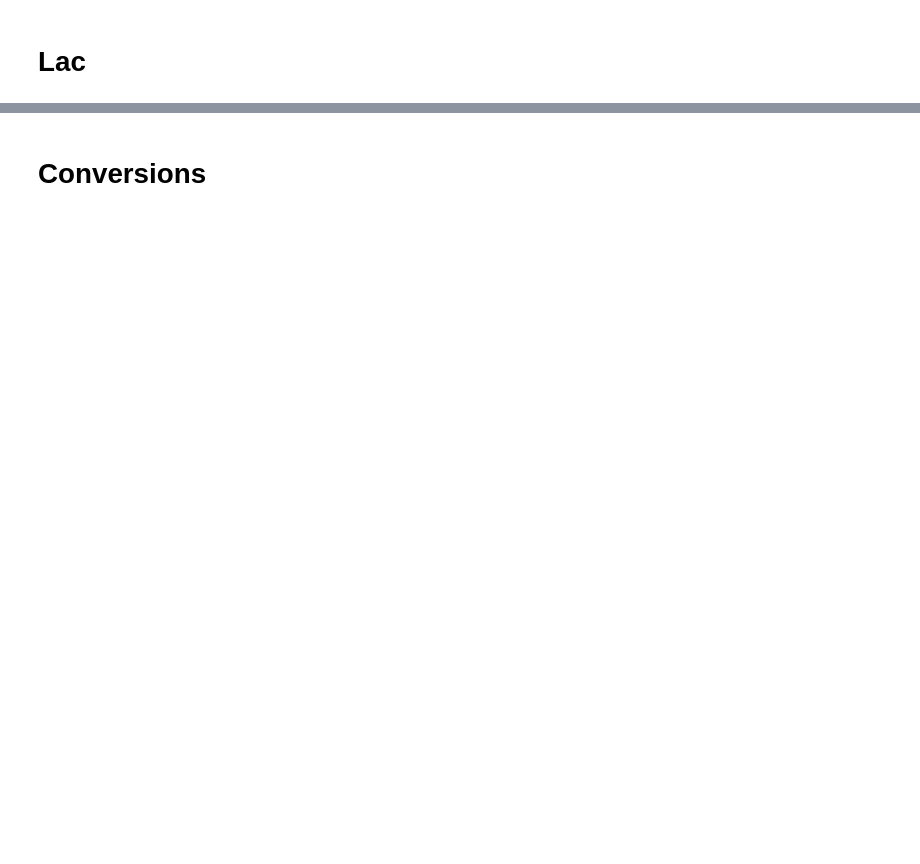
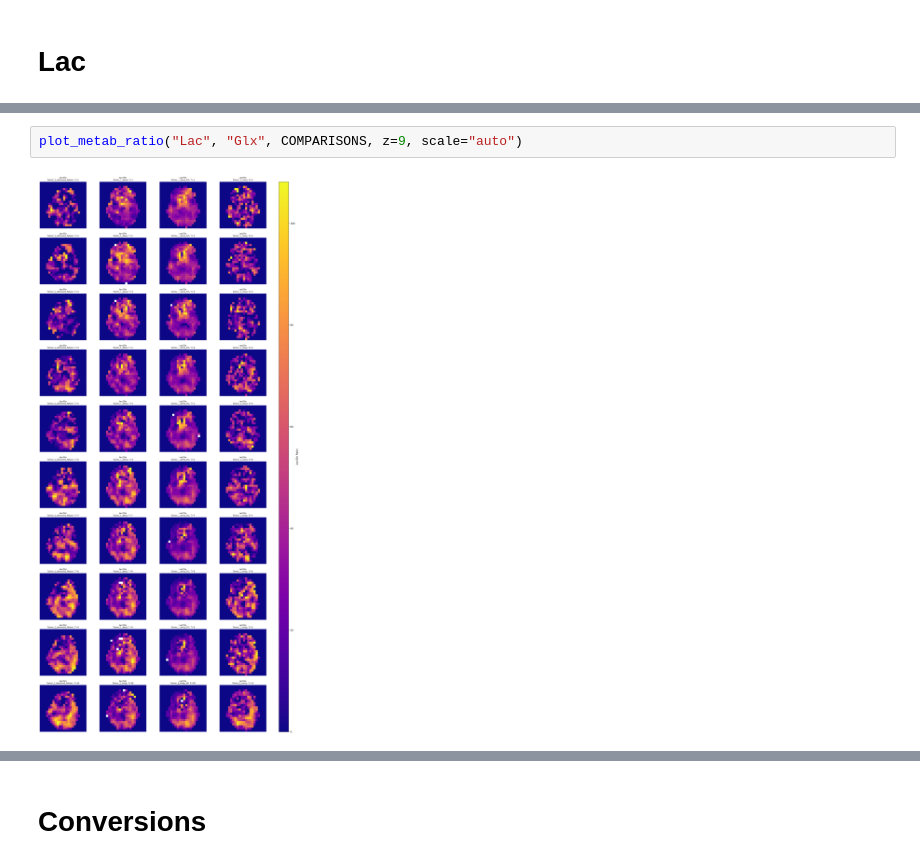
Before and after one commit to EdgarFischer/DMI_Denoising, a Jupyter notebook: notebooks/CompareMetabMaps.ipynb, the cells around one changed output, grey strips where cells are left out. Drawn from its saved outputs; the diff is of its cells as text; blank space fills up the shorter version.

```diff
--- a/notebooks/CompareMetabMaps.ipynb
+++ b/notebooks/CompareMetabMaps.ipynb
@@ -241,3 +319,7 @@ plot_metab_maps(
+# %%
+plot_metab_ratio("Lac", "Glx", COMPARISONS, z=9, scale="auto")
+# %% [output]
+[figure, added]
 # %%
 from __future__ import annotations
 import os
```
Also changed, not shown: parts of 8 cells of this notebook, 57 other files.
